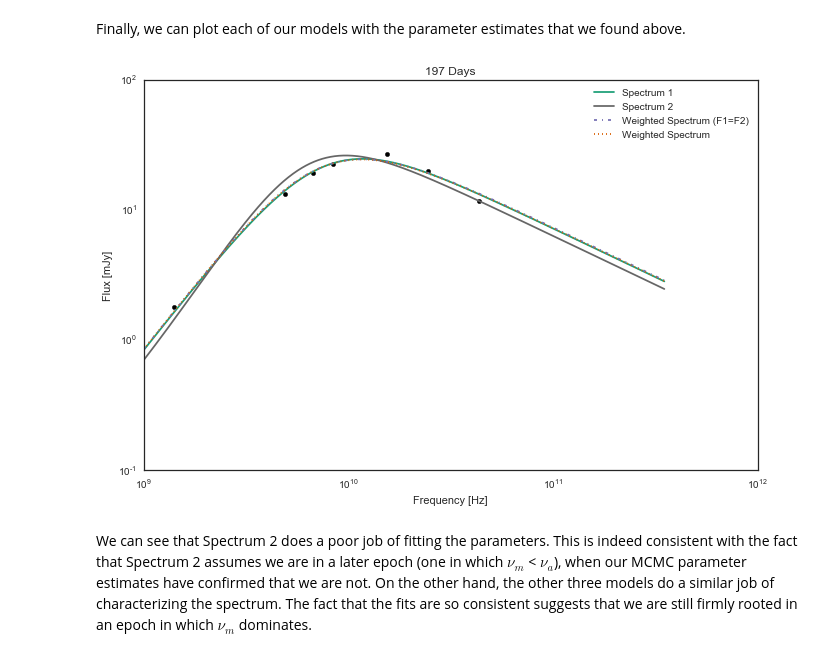
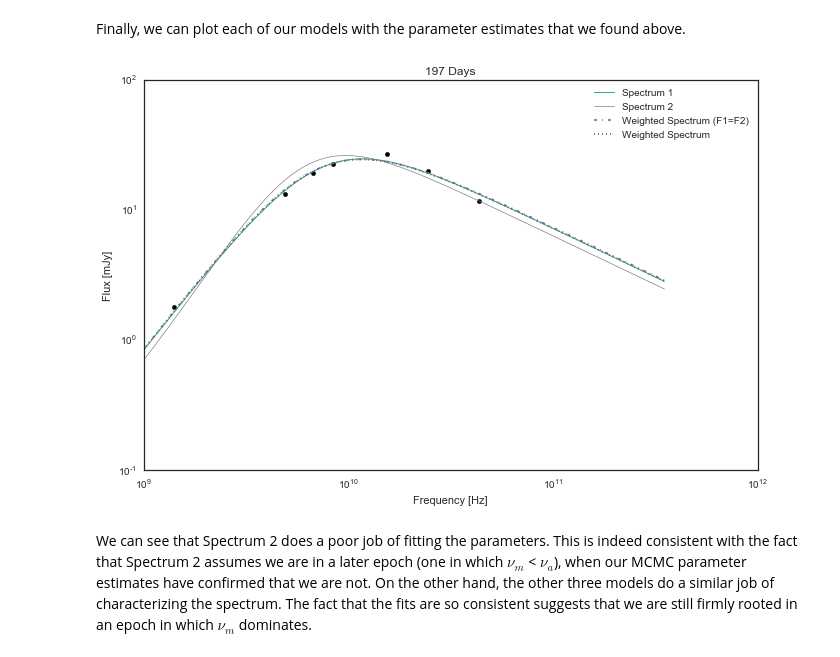
Before and after one commit to tarraneh/SyncMCMC, a Jupyter notebook: tutorial.ipynb, the cells around one changed output. Saved outputs shown, nothing was run; the diff lists cells and outputs as text; code cells hidden in the pictures.

```diff
--- a/tutorial.ipynb
+++ b/tutorial.ipynb
@@ -329,19 +329,19 @@ Finally, we can plot each of our models with the parameter estimates that we fou
 # %%
 v_range = np.linspace(1E9,350E9,1E4)
 plt.figure(figsize=(11,7))
 plt.scatter(freqs,flux,color='k')
-plt.plot(v_range,spectrum(v_range,F_mcmc,va_mcmc,vm_mcmc),color='#1b9e77',label='Spectrum 1')
-plt.plot(v_range,spectrum_2(v_range,F_spec2_mcmc,va_spec2_mcmc,vm_spec2_mcmc),color='#666666',label='Spectrum 2')
+plt.plot(v_range,spectrum(v_range,F_mcmc,va_mcmc,vm_mcmc),color='#1b9e77',label='Spectrum 1',lw='0.9')
+plt.plot(v_range,spectrum_2(v_range,F_spec2_mcmc,va_spec2_mcmc,vm_spec2_mcmc),color='grey',label='Spectrum 2',lw='0.7')
 plt.plot(v_range,weighted_spectrum(v_range,F_spec3_mcmc,va_spec3_mcmc,vm_spec3_mcmc),ls='-.',color='#7570b3',label='Weighted Spectrum (F1=F2)')
-plt.plot(v_range,comb_spectrum(v_range,F_spec4_mcmc,F2_spec4_mcmc,va_spec4_mcmc,vm_spec4_mcmc),ls=':',color='#d95f02',label='Weighted Spectrum')
+plt.plot(v_range,comb_spectrum(v_range,F_spec4_mcmc,F2_spec4_mcmc,va_spec4_mcmc,vm_spec4_mcmc),ls=':',color='#666666',label='Weighted Spectrum')
 plt.legend()
 plt.xscale('log')
 plt.yscale('log')
 plt.title('197 Days')
 plt.xlabel('Frequency [Hz]')
 plt.ylabel('Flux [mJy]')
 plt.show()
 # %% [output]
-[figure, old version]
+[figure, new version]
 # %% [markdown]
 We can see that Spectrum 2 does a poor job of fitting the parameters. This is indeed consistent with the fact that Spectrum 2 assumes we are in a later epoch (one in which $\nu_m$ < $\nu_a$), when our MCMC parameter estimates have confirmed that we are not. On the other hand, the other three models do a similar job of characterizing the spectrum. The fact that the fits are so consistent suggests that we are still firmly rooted in an epoch in which $\nu_m$ dominates.
```
Also changed, not shown: 13 other files.
